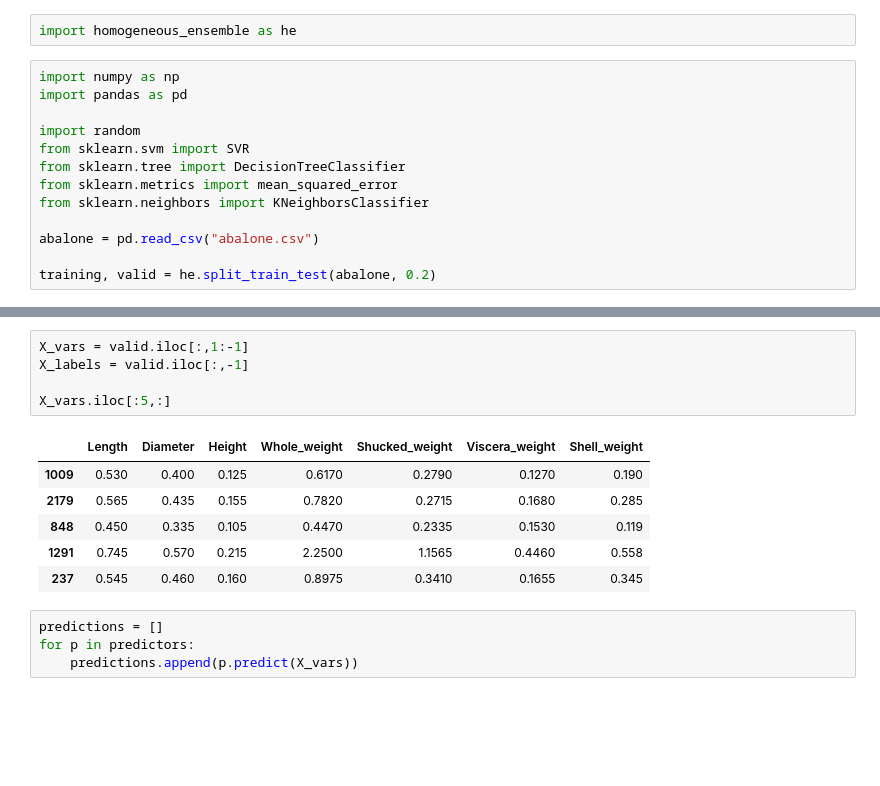
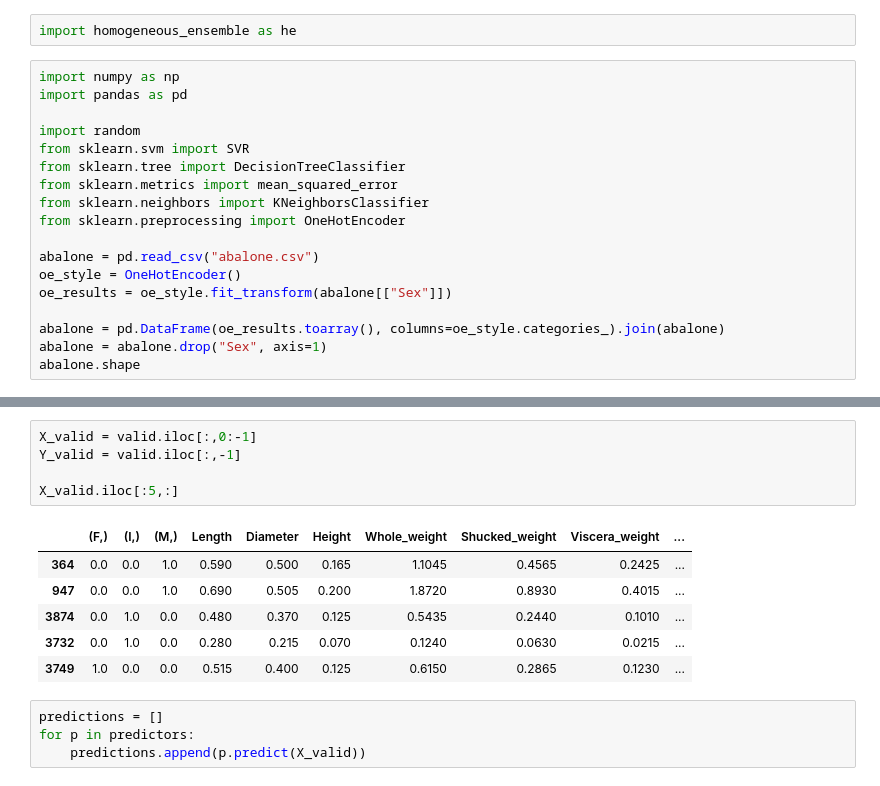
Before and after one commit to jcarew42/Ensemble-Learning-TTU, a Jupyter notebook: Part_2_Ensemble_Testing.ipynb, the cells around one changed output, grey strips where cells are left out. Drawn from its saved outputs; the diff is of its cells as text; blank space fills up the shorter version.

```diff
--- a/Part_2_Ensemble_Testing.ipynb
+++ b/Part_2_Ensemble_Testing.ipynb
@@ -13,7 +13,12 @@ from sklearn.svm import SVR
 from sklearn.tree import DecisionTreeClassifier
 from sklearn.metrics import mean_squared_error
 from sklearn.neighbors import KNeighborsClassifier
+from sklearn.preprocessing import OneHotEncoder
 
 abalone = pd.read_csv("abalone.csv")
+oe_style = OneHotEncoder()
+oe_results = oe_style.fit_transform(abalone[["Sex"]])
 
-training, valid = he.split_train_test(abalone, 0.2)
+abalone = pd.DataFrame(oe_results.toarray(), columns=oe_style.categories_).join(abalone)
+abalone = abalone.drop("Sex", axis=1)
+abalone.shape
@@ -29,17 +47,17 @@ print(predictors)
 # %%
-X_vars = valid.iloc[:,1:-1]
-X_labels = valid.iloc[:,-1]
+X_valid = valid.iloc[:,0:-1]
+Y_valid = valid.iloc[:,-1]
 
-X_vars.iloc[:5,:]
+X_valid.iloc[:5,:]
 # %% [output]
-|  | Length | Diameter | Height | Whole_weight | Shucked_weight | Viscera_weight | Shell_weight |
-| 1009 | 0.530 | 0.400 | 0.125 | 0.6170 | 0.2790 | 0.1270 | 0.190 |
-| 2179 | 0.565 | 0.435 | 0.155 | 0.7820 | 0.2715 | 0.1680 | 0.285 |
-| 848 | 0.450 | 0.335 | 0.105 | 0.4470 | 0.2335 | 0.1530 | 0.119 |
-| 1291 | 0.745 | 0.570 | 0.215 | 2.2500 | 1.1565 | 0.4460 | 0.558 |
-| 237 | 0.545 | 0.460 | 0.160 | 0.8975 | 0.3410 | 0.1655 | 0.345 |
+|  | (F,) | (I,) | (M,) | Length | Diameter | Height | Whole_weight | Shucked_weight | Viscera_weight | ... |
+| 364 | 0.0 | 0.0 | 1.0 | 0.590 | 0.500 | 0.165 | 1.1045 | 0.4565 | 0.2425 | ... |
+| 947 | 0.0 | 0.0 | 1.0 | 0.690 | 0.505 | 0.200 | 1.8720 | 0.8930 | 0.4015 | ... |
+| 3874 | 0.0 | 1.0 | 0.0 | 0.480 | 0.370 | 0.125 | 0.5435 | 0.2440 | 0.1010 | ... |
+| 3732 | 0.0 | 1.0 | 0.0 | 0.280 | 0.215 | 0.070 | 0.1240 | 0.0630 | 0.0215 | ... |
+| 3749 | 1.0 | 0.0 | 0.0 | 0.515 | 0.400 | 0.125 | 0.6150 | 0.2865 | 0.1230 | ... |
 # %%
 predictions = []
 for p in predictors:
-    predictions.append(p.predict(X_vars))
+    predictions.append(p.predict(X_valid))
 # %%
```
Also changed, not shown: parts of 14 cells of this notebook, 1 other file.
